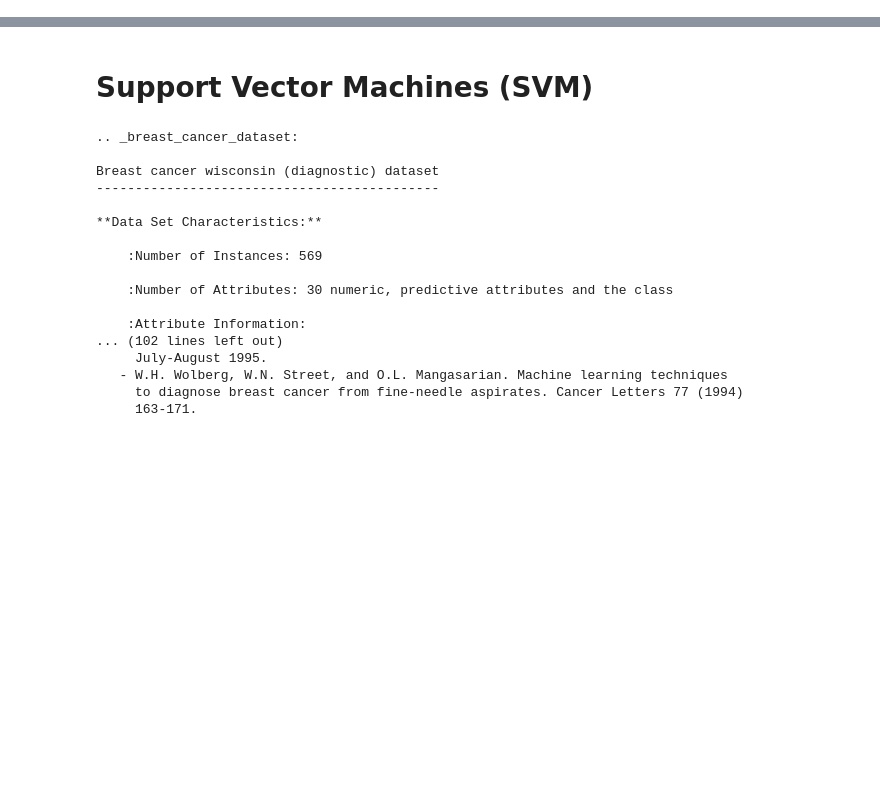
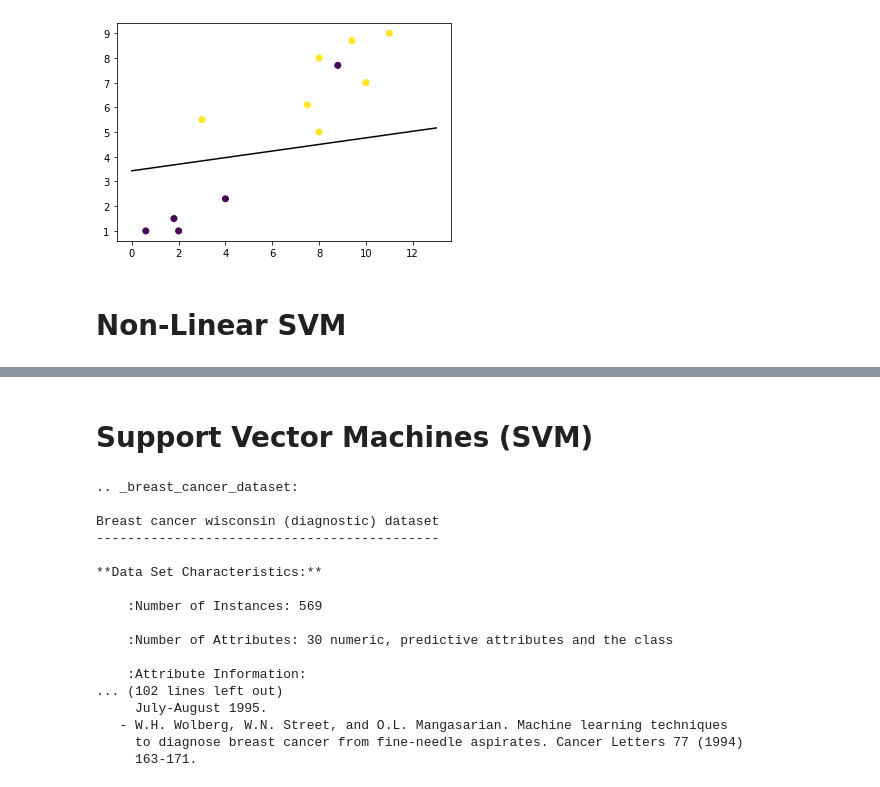
Before and after one commit to gayathri1462/Hello-ML, a Jupyter notebook: SVM_Cancer_Prediction.ipynb, the cells around one changed output, grey strips where cells are left out. Saved outputs shown, nothing was run; the diff lists cells and outputs as text; code cells hidden in the pictures; blank space fills up the shorter version.

```diff
--- a/SVM_Cancer_Prediction.ipynb
+++ b/SVM_Cancer_Prediction.ipynb
@@ -2,0 +22,34 @@
+# %%
+# shaping data for training the model
+train_X = np.vstack((X, y)).T
+train_y = [0, 1, 0, 1, 0, 1, 1, 1, 0,1,0,1]
+
+# define the model
+clf = svm.SVC(kernel='linear', C=1.0)
+
+# train the model
+clf.fit(train_X, train_y)
+
+# linear equation
+w = clf.coef_[0]
+
+# y-offset
+a = -w[0] / w[1]
+
+# x-axis space
+XX = np.linspace(0, 13)
+
+# y-values
+yy = a * XX - clf.intercept_[0] / w[1]
+
+# plot the decision boundary
+plt.plot(XX, yy, 'k-')
+
+# plot visualization
+plt.scatter(train_X[:, 0], train_X[:, 1], c=train_y)
+plt.savefig('plot2.png', dpi=300, bbox_inches='tight')
+plt.show()
+# %% [output]
+[figure, added]
+# %% [markdown]
+# Non-Linear SVM
```
Also changed, not shown: parts of 14 cells of this notebook.
